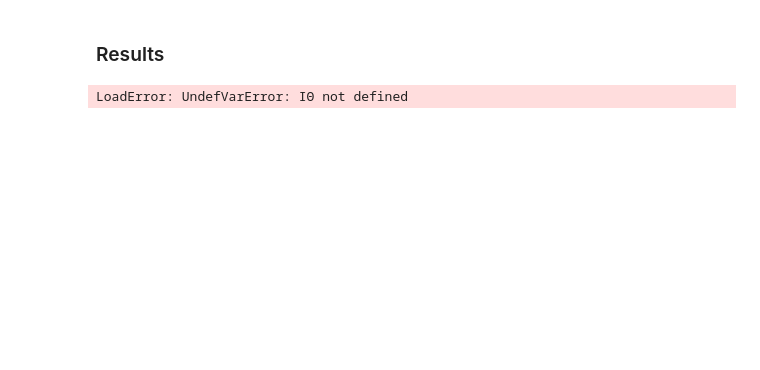
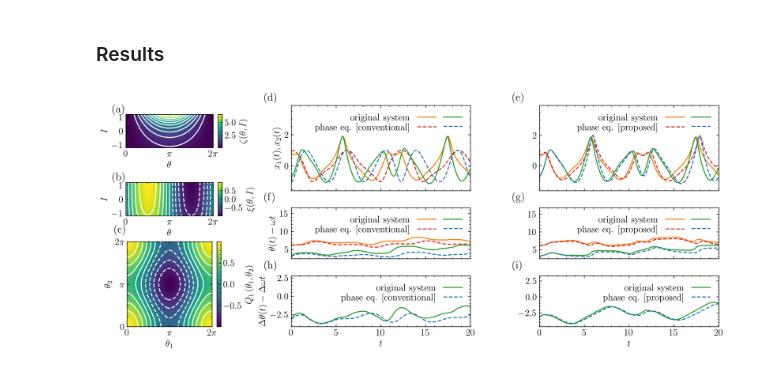
Before and after one commit to takyamamoto/GeneralizedPhaseReduction.jl, a Jupyter notebook: examples/Fig1_MSLmodel_coupled.ipynb, the cells around one changed output. Drawn from its saved outputs; the diff is of its cells as text; code cells hidden in the pictures; blank space fills up the shorter version.

```diff
--- a/examples/Fig1_MSLmodel_coupled.ipynb
+++ b/examples/Fig1_MSLmodel_coupled.ipynb
@@ -164,7 +162,7 @@ ax5=subplot2grid((7, 8), (5, 2), rowspan=2, colspan=3)
 plot(trange, Θcos[:, 2]-Θcos[:, 1]-Δωt, label="original system", color="tab:green")
 plot(trange, Θcpm[:, 2]-Θcpm[:, 1]-Δωt, "--", label="phase eq. [conventional]", color="tab:blue")
 xlim(trange[1], trange[end]); ylim(ylim()[1]-0.3, ylim()[2]+4); ylabel(L"$\Delta \theta(t)-\Delta \omega t$"); xlabel(L"$t$");
-yticks([-4, -2,0,2])
+#yticks([-4, -2,0,2])
 ax5.text(-0.15, 1.3, "(h)", fontsize=16, transform=ax5.transAxes, fontweight="bold", va="top")
 legend(loc="upper right", ncol=1, columnspacing=0, labelspacing=0.1, frameon=false, markerfirst=false)
 
@@ -177,32 +175,32 @@ plot(trange, Xgpm[:, 2, 1], "--", label=" ", color="tab:blue")
 xlim(trange[1], trange[end]); ylim(ylim()[1]-0.3, ylim()[2]+1.8);
 #ylabel(L"$x_1(t), x_2(t)$");
 plt.gca().axes.xaxis.set_ticklabels([])
 ax2.text(-0.15, 1.15, "(e)", fontsize=16, transform=ax2.transAxes, fontweight="bold", va="top")
 legend(loc="upper right", ncol=2, columnspacing=0, labelspacing=0.1, frameon=false, markerfirst=false)
 
 ax4=subplot2grid((7, 8), (3, 5), rowspan=2, colspan=3)
 plot(trange, Θgos[:, 1]-ωt1, label="original system", color="tab:orange")
 plot(trange, Θgpm[:, 1]-ωt1, "--", label="phase eq. [proposed]", color="tab:red")
 plot(trange, Θgos[:, 2]-ωt2, label=" ", color="tab:green")
 plot(trange, Θgpm[:, 2]-ωt2, "--", label=" ", color="tab:blue")
 xlim(trange[1], trange[end]); ylim(ylim()[1]-0.3, ylim()[2]+8);
 #ylabel(L"$\theta(t)-\omega t$");
 plt.gca().axes.xaxis.set_ticklabels([])
 ax4.text(-0.15, 1.3, "(g)", fontsize=16, transform=ax4.transAxes, fontweight="bold", va="top")
 legend(loc="upper right", ncol=2, columnspacing=0, labelspacing=0.1, frameon=false, markerfirst=false)
 
 ax6=subplot2grid((7, 8), (5, 5), rowspan=2, colspan=3)
 plot(trange, Θgos[:, 2]-Θgos[:, 1]-Δωt, label="original system", color="tab:green")
 plot(trange, Θgpm[:, 2]-Θgpm[:, 1]-Δωt, "--", label="phase eq. [proposed]", color="tab:blue")
 xlim(trange[1], trange[end]); ylim(ylim()[1]-0.3, ylim()[2]+4);
-yticks([-4, -2,0,2])
+#yticks([-4, -2,0,2])
 #ylabel(L"$\Delta \theta(t)-\Delta \omega t$");
 xlabel(L"$t$");
 ax6.text(-0.15, 1.3, "(i)", fontsize=16, transform=ax6.transAxes, fontweight="bold", va="top")
 legend(loc="upper right", ncol=1, columnspacing=0, labelspacing=0.1, frameon=false, markerfirst=false)
 
 subplots_adjust(hspace=1, wspace=5)
 #show()
 savefig("fig1.svg")
 # %% [output]
-LoadError: UndefVarError: IΘ not defined
+[figure, added]
```
Also changed, not shown: parts of 4 cells of this notebook, 2 other files.
